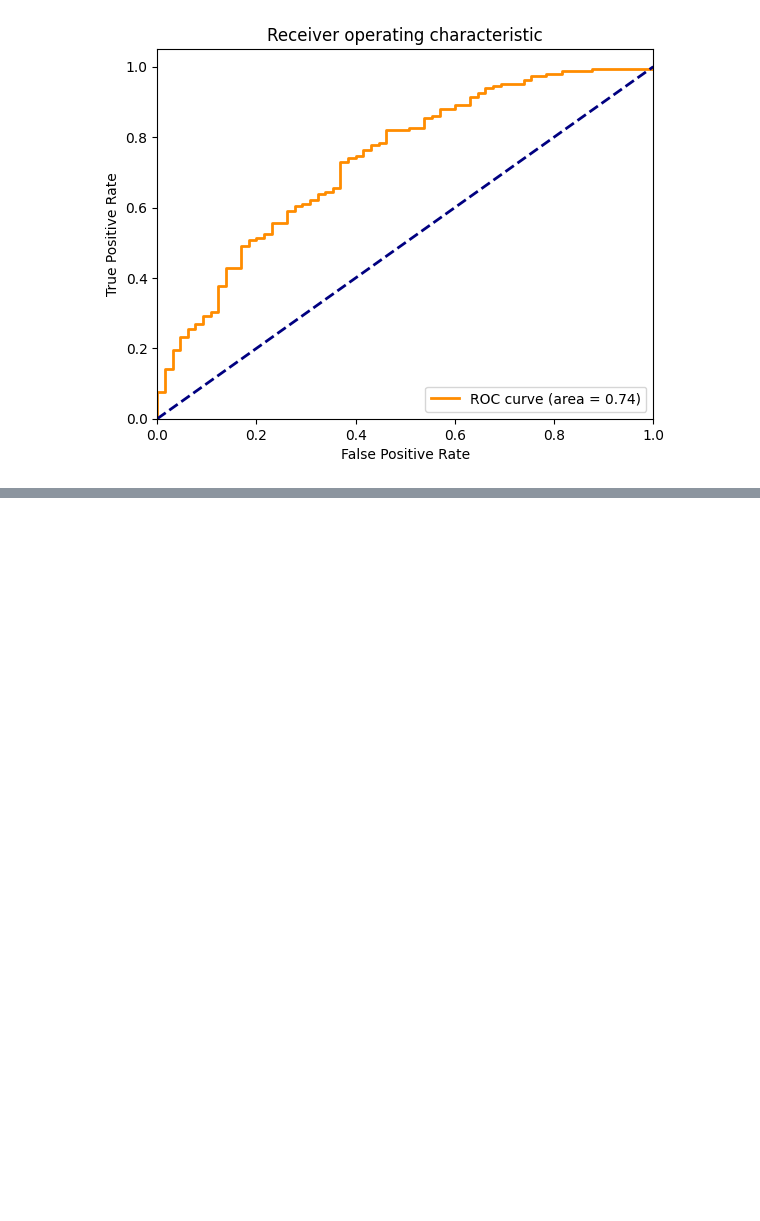
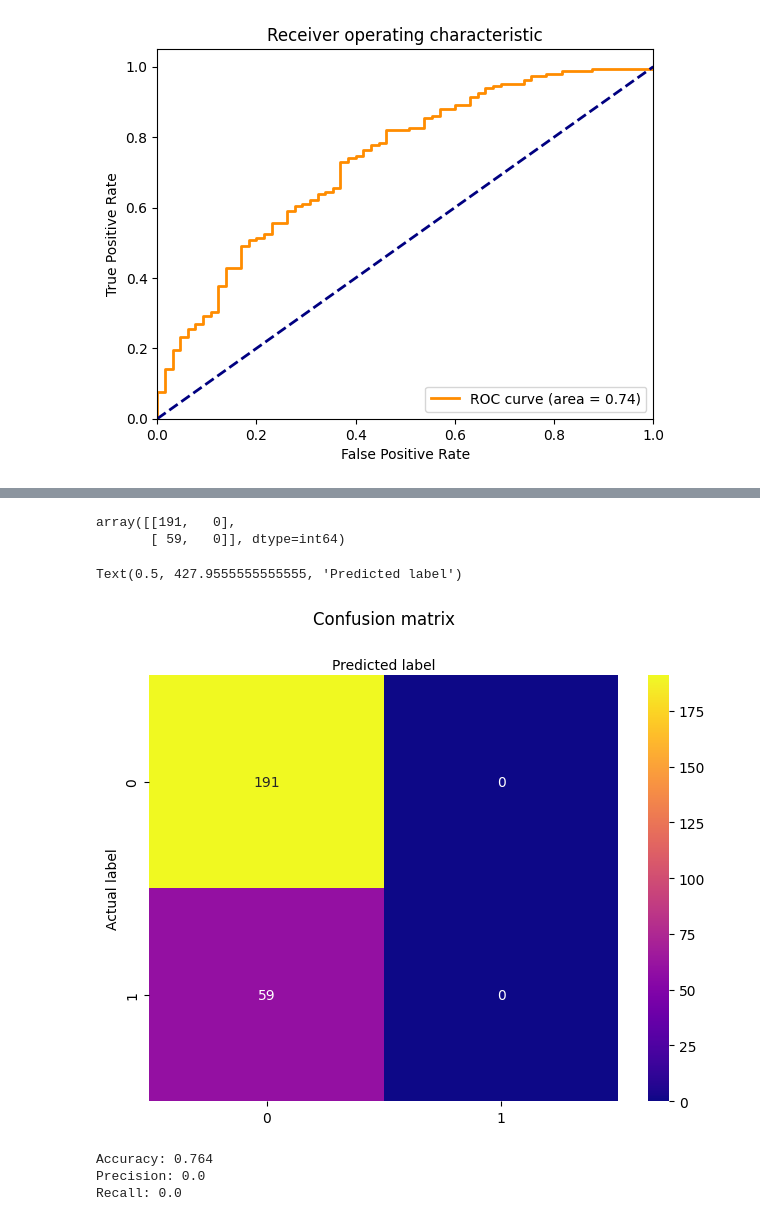
Before and after one commit to ColeDM-2020/INST-354-Project, a Jupyter notebook: Final_Project.ipynb, the cells around one changed output, grey strips where cells are left out. Cells and saved outputs as stored; diff of their text form; code cells hidden in the pictures; blank space fills up the shorter version.

Commit message:
crime was added

```diff
--- a/Final_Project.ipynb
+++ b/Final_Project.ipynb
@@ -254,0 +314,3 @@ plt.show()
+# %%
+A = crime_df.drop(columns=['Outcome', 'Genre'])
+b = crime_df.Outcome
@@ -254,0 +327,14 @@ plt.show()
+# %%
+A_train,A_test,b_train,b_test=train_test_split(A,b,test_size=0.25,random_state=0)
+# %%
+LogReg = LogisticRegression()
+
+
+scaler = preprocessing.StandardScaler()
+A_train = scaler.fit_transform(A_train)
+A_test = scaler.transform(A_test)
+
+LogReg.fit(A_train,b_train)
+
+
+b_pred=LogReg.predict(A_test)
@@ -254,0 +362,28 @@ plt.show()
+# %%
+conf_mat = confusion_matrix(b_test, b_pred)
+conf_mat
+# %% [output]
+array([[191,   0],
+       [ 59,   0]], dtype=int64)
+# %%
+categories = [0,1]
+fig, ax = plt.subplots()
+plt.xticks([0,1], categories)
+plt.yticks([0,1], categories)
+sns.heatmap(pd.DataFrame(conf_mat), annot=True, cmap="plasma" ,fmt='g')
+ax.xaxis.set_label_position("top")
+plt.tight_layout()
+plt.title('Confusion matrix', y=1.1)
+plt.ylabel('Actual label')
+plt.xlabel('Predicted label')
+# %% [output]
+Text(0.5, 427.9555555555555, 'Predicted label')
+[figure, added]
+# %%
+print("Accuracy:", accuracy_score(b_test, b_pred))
+print("Precision:", precision_score(b_test, b_pred))
+print("Recall:", recall_score(b_test, b_pred))
+# %% [output]
+Accuracy: 0.764
+Precision: 0.0
+Recall: 0.0
```
Also changed, not shown: parts of 18 cells of this notebook.
